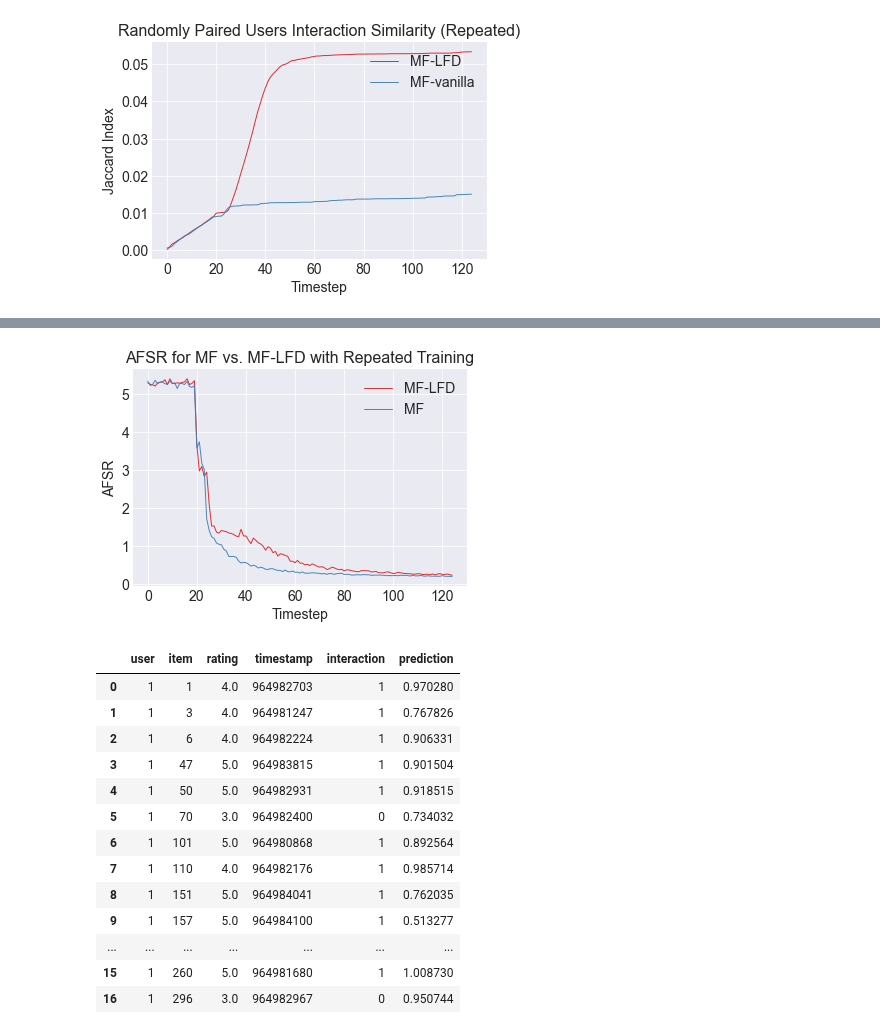
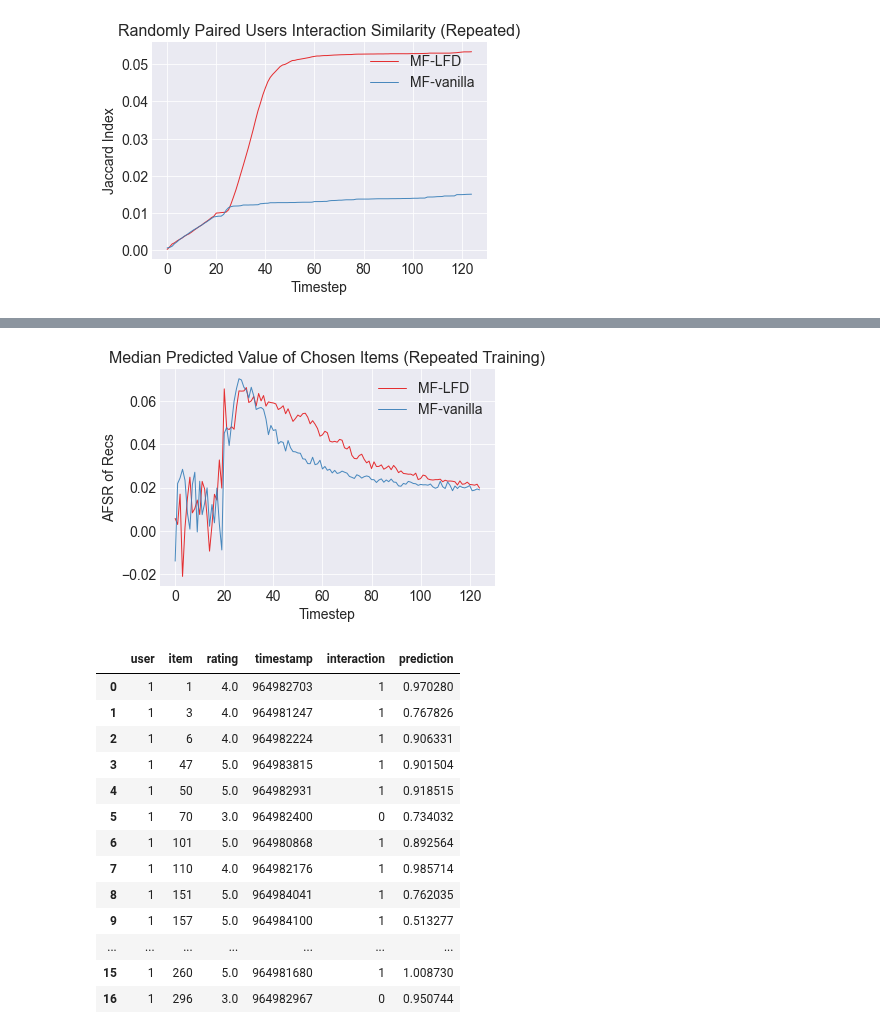
Before and after one commit to elucherini/t-recs, a Jupyter notebook: examples/MFLFDTesting.ipynb, the cells around one changed output, grey strips where cells are left out. Drawn from its saved outputs; the diff is of its cells as text; code cells hidden in the pictures.

```diff
--- a/examples/MFLFDTesting.ipynb
+++ b/examples/MFLFDTesting.ipynb
@@ -288,3 +283,9 @@ plt.show()
+# %%
+plot_metric(df1=mflfd_metrics, df2=mf_metrics, model1_lab='MF-LFD', model2_lab='MF-vanilla',
+            metric_var='interacted_median_prediction', ylab="AFSR of Recs",
+            title="Median Predicted Value of Chosen Items (Repeated Training)")
+# %% [output]
+[figure, added]
 # %%
 # mf_mean = np.mean(mf.predicted_scores.value, axis=0)
 # plt.hist(mf_mean)
@@ -298,31 +299,6 @@ plt.show()
 # plt.scatter(np.array(mf.predicted_scores.value).flatten(), mf.actual_user_item_scores.flatten())
 # plt.xlabel("Predicted Scores")
 # plt.ylabel("Actual Scores")
-# %%
-mf_afsr= mf_metrics['afsr'].to_list()[1:]
-mflfd_afsr= mflfd_metrics['afsr'].to_list()[1:]
-
-# style
-plt.style.use('seaborn-darkgrid')
-plt.rcParams.update({'font.size': 14})
-
-# create a color palette
-palette = plt.get_cmap('Set1')
-
-plt.plot(list(range(len(mflfd_afsr))), mflfd_afsr, marker='', color=palette(0), linewidth=1, alpha=0.9, label='MF-LFD')
-plt.plot(list(range(len(mf_afsr))), mf_afsr, marker='', color=palette(1), linewidth=1, alpha=0.9, label='MF')
-
-# Add legend
-#plt.legend(loc=2, ncol=2)
-plt.legend(loc=1, ncol=1)
-
-# Add titles
-plt.title("AFSR for MF vs. MF-LFD with Repeated Training", loc='center', fontsize=16, fontweight=2)
-plt.xlabel("Timestep")
-plt.ylabel("AFSR")
-plt.show()
-# %% [output]
-[figure, removed]
 # %%
 mlsmall = MovieLens('../../MovieLens/data/ml-latest-small')
 ratings=mlsmall.ratings
```
Also changed, not shown: parts of 18 cells of this notebook.
